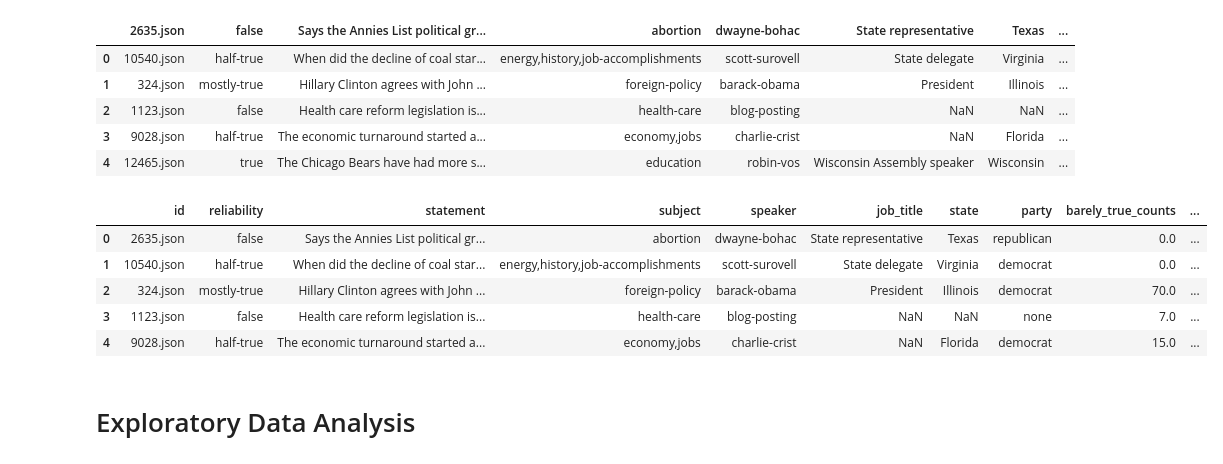
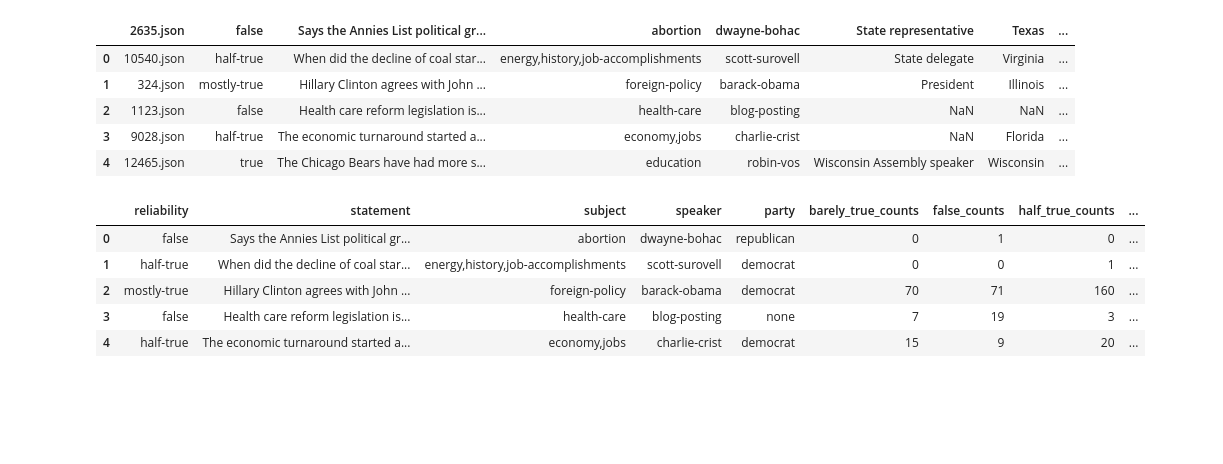
Before and after one commit to namanNagelia/cmsc320_finalProject, a Jupyter notebook: project.ipynb, the cells around one changed output. Drawn from its saved outputs; the diff is of its cells as text; code cells hidden in the pictures; blank space fills up the shorter version.

Commit message:
Update execution counts in project notebook and handle NaN values in statements dataset; convert count columns to integers and split subjects into lists for better categorization.

```diff
--- a/project.ipynb
+++ b/project.ipynb
@@ -58,13 +58,14 @@ statements.head()
 # %%
 statements = pd.read_csv('statements.tsv', sep='\t', header=None)
 statements.columns = ["id", "reliability", "statement", "subject", "speaker", "job_title", "state", "party", "barely_true_counts", "false_counts", "half_true_counts", "mostly_true_counts", "pants_fire_counts", "audience"]
+count_columns = ['barely_true_counts', 'false_counts', 'half_true_counts', 'mostly_true_counts', 'pants_fire_counts']
+statements[count_columns] = statements[count_columns].fillna(0).astype(int)
+statements.drop(columns = ["state", "job_title", "id"], inplace = True)
 display(statements.head())
 # %% [output]
-|  | id | reliability | statement | subject | speaker | job_title | state | party | barely_true_counts | ... |
-| 0 | 2635.json | false | Says the Annies List political gr... | abortion | dwayne-bohac | State representative | Texas | republican | 0.0 | ... |
-| 1 | 10540.json | half-true | When did the decline of coal star... | energy,history,job-accomplishments | scott-surovell | State delegate | Virginia | democrat | 0.0 | ... |
-| 2 | 324.json | mostly-true | Hillary Clinton agrees with John ... | foreign-policy | barack-obama | President | Illinois | democrat | 70.0 | ... |
-| 3 | 1123.json | false | Health care reform legislation is... | health-care | blog-posting | NaN | NaN | none | 7.0 | ... |
-| 4 | 9028.json | half-true | The economic turnaround started a... | economy,jobs | charlie-crist | NaN | Florida | democrat | 15.0 | ... |
+|  | reliability | statement | subject | speaker | party | barely_true_counts | false_counts | half_true_counts | ... |
+| 0 | false | Says the Annies List political gr... | abortion | dwayne-bohac | republican | 0 | 1 | 0 | ... |
+| 1 | half-true | When did the decline of coal star... | energy,history,job-accomplishments | scott-surovell | democrat | 0 | 0 | 1 | ... |
+| 2 | mostly-true | Hillary Clinton agrees with John ... | foreign-policy | barack-obama | democrat | 70 | 71 | 160 | ... |
+| 3 | false | Health care reform legislation is... | health-care | blog-posting | none | 7 | 19 | 3 | ... |
+| 4 | half-true | The economic turnaround started a... | economy,jobs | charlie-crist | democrat | 15 | 9 | 20 | ... |
-# %% [markdown]
-# Exploratory Data Analysis
```
Also changed, not shown: parts of 5 cells of this notebook.
